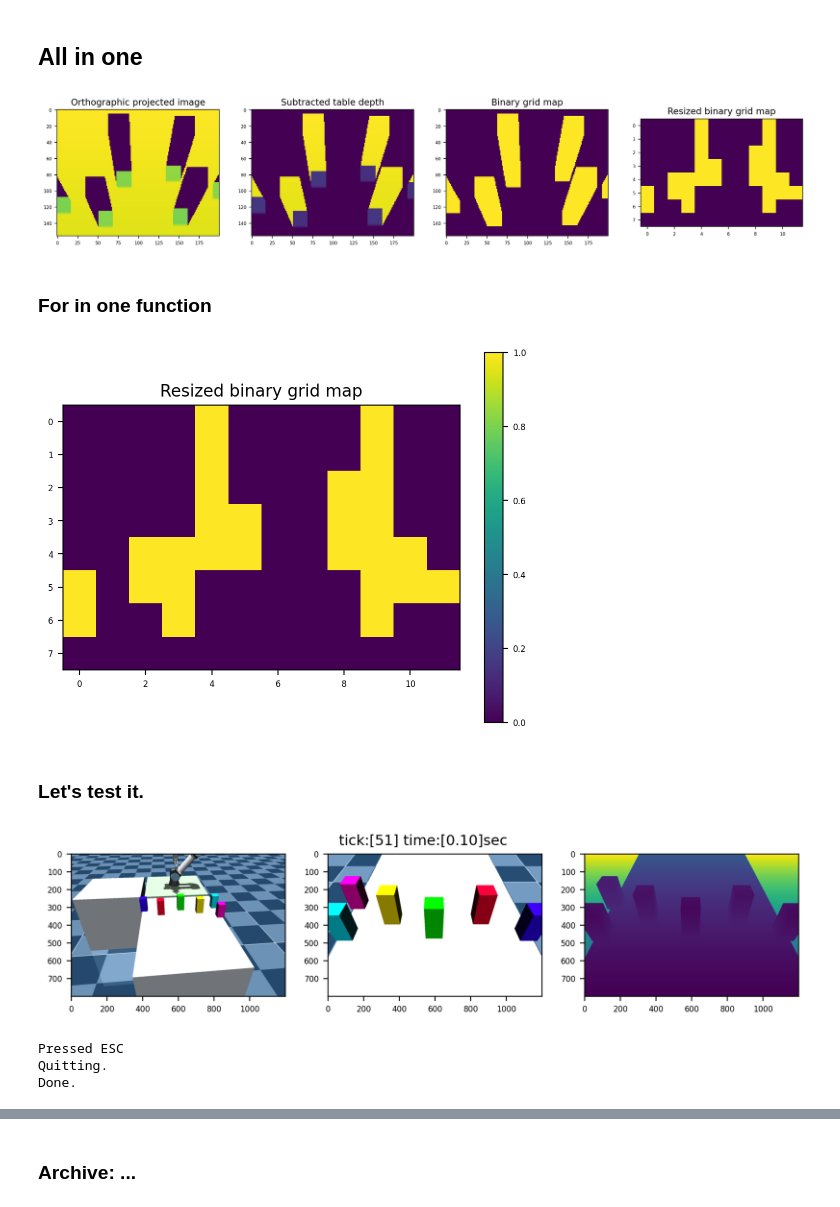
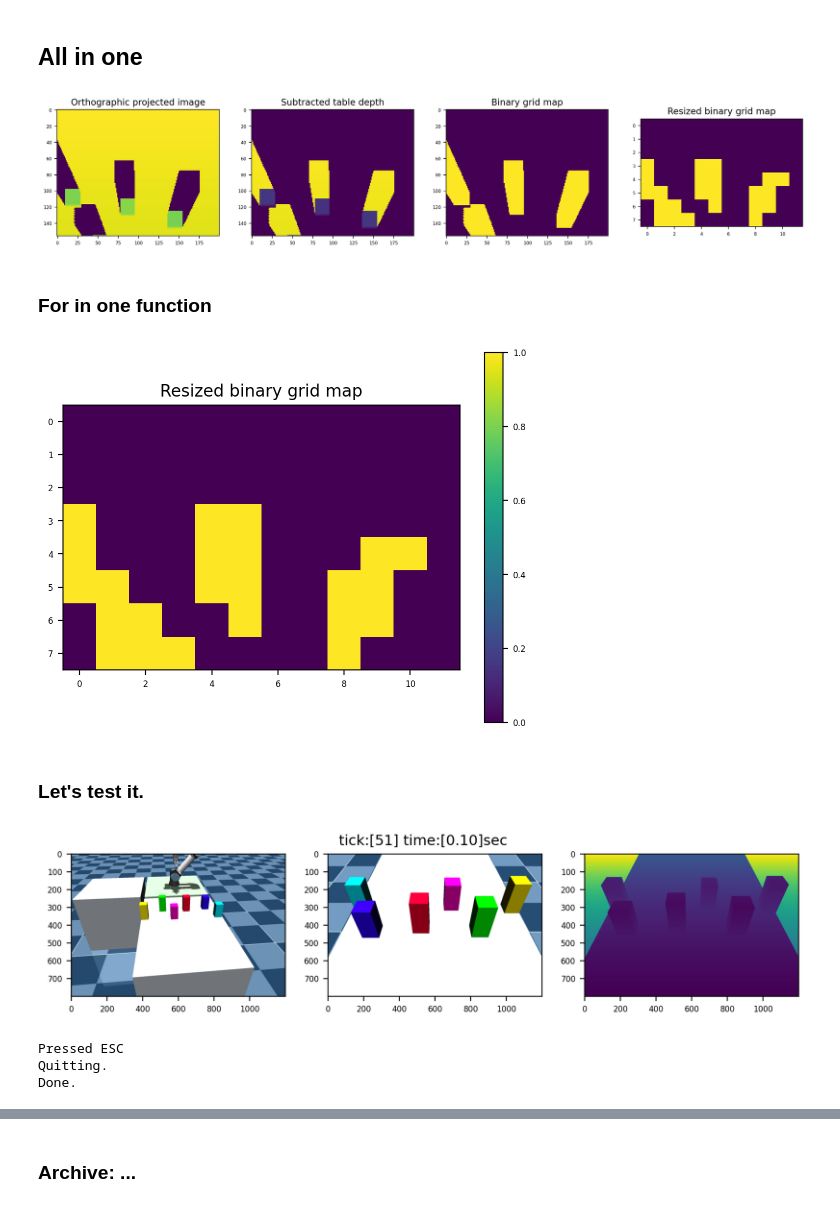
Before and after one commit to joonhyung-lee/mujoco-nonprehensile, a Jupyter notebook: code/demo_orthographic.ipynb, the cells around one changed output, grey strips where cells are left out. Saved outputs shown, nothing was run; the diff lists cells and outputs as text; code cells hidden in the pictures.

```diff
--- a/code/demo_orthographic.ipynb
+++ b/code/demo_orthographic.ipynb
@@ -38,7 +38,7 @@ obj_names = [body_name for body_name in env.body_names
 n_obj = len(obj_names)
 # Place objects
 xyzs = sample_xyzs(n_sample=n_obj,
-                   x_range=[0.72,0.95],y_range=[-0.38,0.38],z_range=[0.81,0.81],min_dist=0.2)
+                   x_range=[0.52,0.95],y_range=[-0.38,0.38],z_range=[0.81,0.81],min_dist=0.2)
 colors = np.array([plt.cm.gist_rainbow(x) for x in np.linspace(0,1,n_obj)])
 for obj_idx,obj_name in enumerate(obj_names):
     jntadr = env.model.body(obj_name).jntadr[0]
@@ -94,7 +94,7 @@ while (env.get_sim_time() < 100.0) and env.is_viewer_alive():
 
     # Get PCD from a specific view
     p_ego  = p_cam
-    p_trgt = p_cam + R_cam[:,2]
+    p_trgt = p_cam + R_cam[:,0]
     rgb_img,depth_img,pcd, xyz_img = env.get_egocentric_rgb_depth_pcd(
         p_ego=p_ego,p_trgt=p_trgt,rsz_rate=15,fovy=45,BACKUP_AND_RESTORE_VIEW=True)
 
@@ -336,7 +337,7 @@ plt.show()
 
 c_vecor = occupied_image.reshape(-1)
 # %% [output]
-[figure, old version]
+[figure, new version]
 # %% [markdown]
 ### For in one function
 # %%
@@ -357,7 +358,7 @@ plt.imshow(binary_grid_map_res)
 plt.colorbar(cmap='binary')
 plt.show()
 # %% [output]
-[figure, old version]
+[figure, new version]
 # %% [markdown]
 ### Let's test it.
 # %%
@@ -384,35 +385,35 @@ env.forward(q=init_configurations,joint_idxs=env.idxs_forward)
 
 while (env.get_sim_time() < 100.0) and env.is_viewer_alive():
     env.step(ctrl=init_configurations,ctrl_idxs=env.idxs_step)
 
     # Compute some poses
     p_tcp,R_tcp = env.get_pR_body(body_name='tcp_link')
     p_cam,R_cam = env.get_pR_body(body_name='camera_center')
     p_base,R_base = env.get_pR_body(body_name='base')
 
     # Get PCD from a specific view
     p_ego  = p_cam
-    p_trgt = p_cam + R_cam[:,2]
+    p_trgt = p_cam + R_cam[:,0]
     rgb_img,depth_img,pcd, xyz_img = env.get_egocentric_rgb_depth_pcd(
         p_ego=p_ego,p_trgt=p_trgt,rsz_rate=15,fovy=45,BACKUP_AND_RESTORE_VIEW=True)
 
     env.plot_T(p=p_tcp,R=R_tcp,PLOT_AXIS=True,axis_len=0.1,axis_width=0.005)
     env.plot_T(p=p_cam,R=R_cam,PLOT_AXIS=True,axis_len=0.1,axis_width=0.005)
     env.render(render_every=5)
 
     # Plot
     if env.loop_every(HZ=10):
         fig,axs = plt.subplots(1,3,figsize=(10,2))
         scene_img = env.grab_image()
         axs[0].imshow(scene_img); axs[1].imshow(rgb_img); axs[2].imshow(depth_img)
         fig.suptitle('tick:[%d] time:[%.2f]sec'%(env.tick,env.get_sim_time()),fontsize=11)
         plt.subplots_adjust(wspace=0.2); plt.show()
 
 # Close viewer
 env.close_viewer()
 print ("Done.")
 # %% [output]
-[figure, old version]
+[figure, new version]
 Pressed ESC
 Quitting.
 Done.
```
Also changed, not shown: parts of 8 cells of this notebook.
